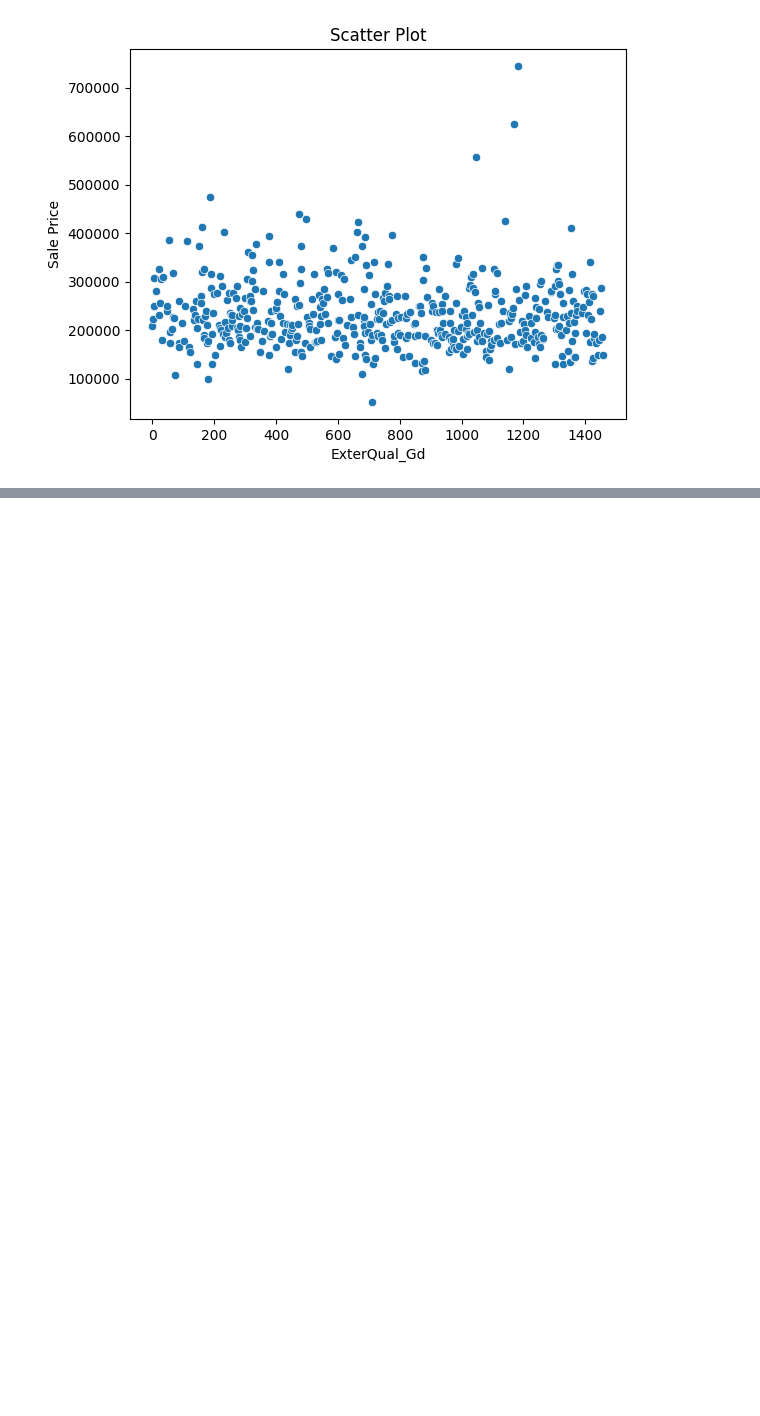
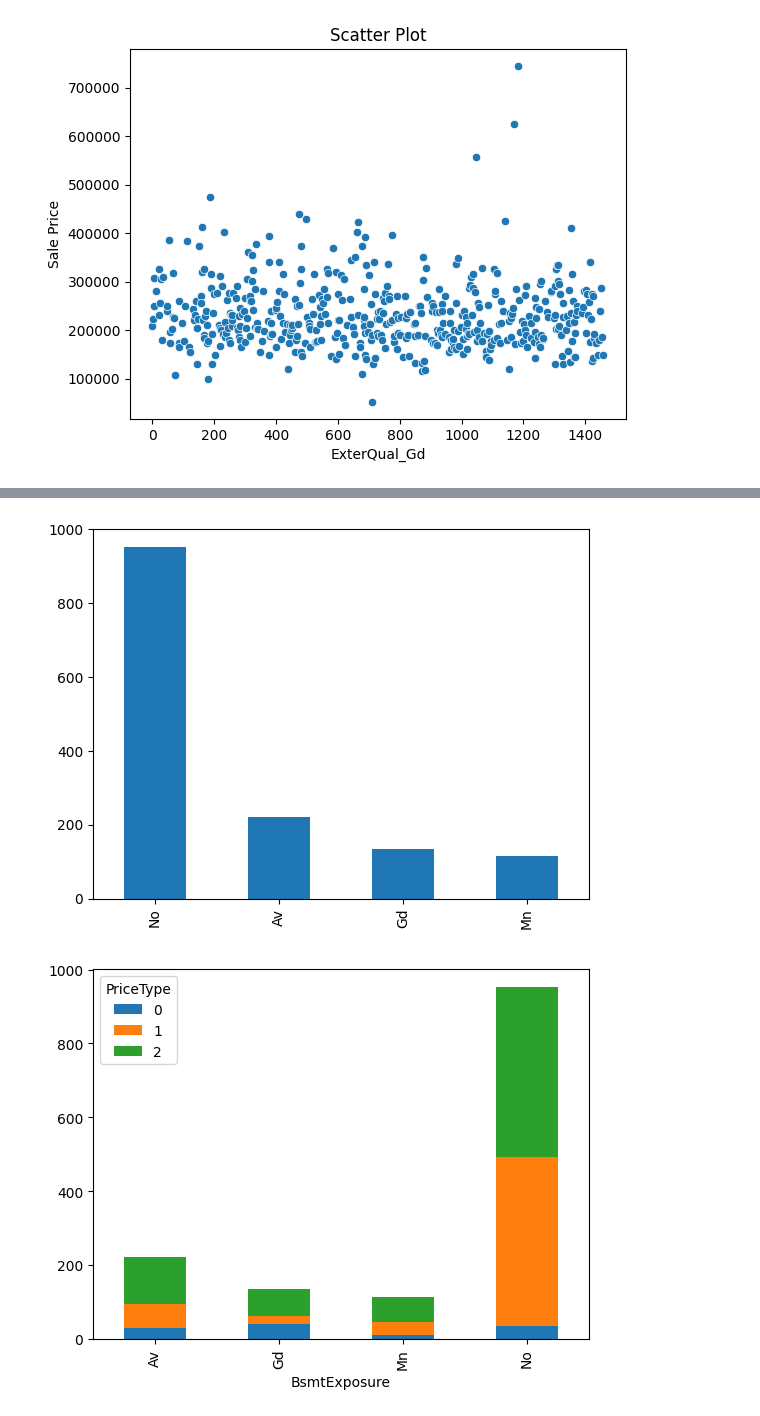
Before and after one commit to yichen-huang/House-Prices-Advanced-Regression-Techniques, a Jupyter notebook: data_understanding_column_20_40.ipynb, the cells around one changed output, grey strips where cells are left out. Drawn from its saved outputs; the diff is of its cells as text; code cells hidden in the pictures; blank space fills up the shorter version.

```diff
--- a/data_understanding_column_20_40.ipynb
+++ b/data_understanding_column_20_40.ipynb
@@ -546,0 +758,5 @@ KeyError: 'PriceType'
+# %%
+data_show_categorical('BsmtExposure')
+# %% [output]
+[figure, added]
+[figure, added]
```
Also changed, not shown: parts of 33 cells of this notebook.
